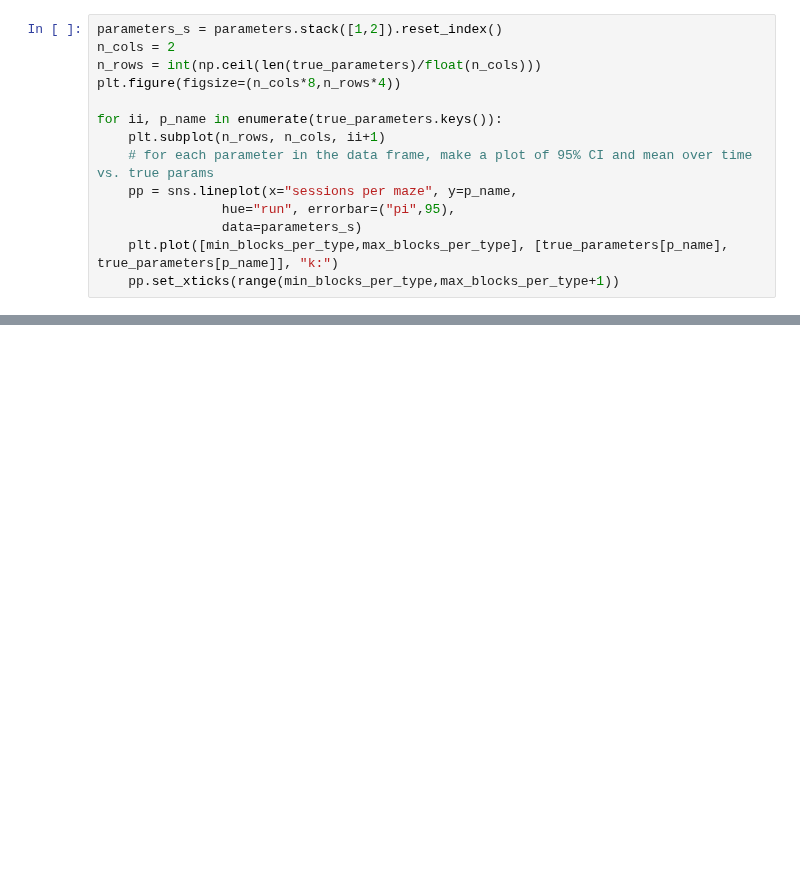
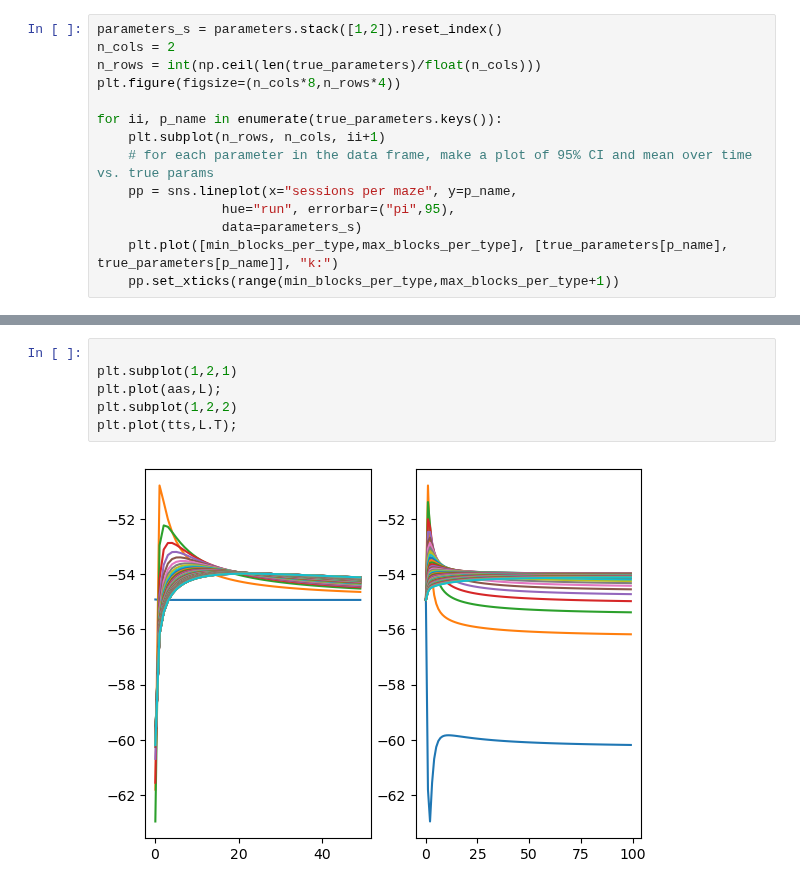
Before and after one commit to latimerk/hddCRP, a Jupyter notebook: simulation_testing.ipynb, the cells around one changed output, grey strips where cells are left out. Drawn from its saved outputs; the diff is of its cells as text; blank space fills up the shorter version.

```diff
--- a/simulation_testing.ipynb
+++ b/simulation_testing.ipynb
@@ -240 +235,9 @@ for ii, p_name in enumerate(true_parameters.keys()):
+# %%
+
+plt.subplot(1,2,1)
+plt.plot(aas,L);
+plt.subplot(1,2,2)
+plt.plot(tts,L.T);
+# %% [output]
+[figure, added]
 # %%
```
Also changed, not shown: parts of 11 cells of this notebook, 3 other files.
